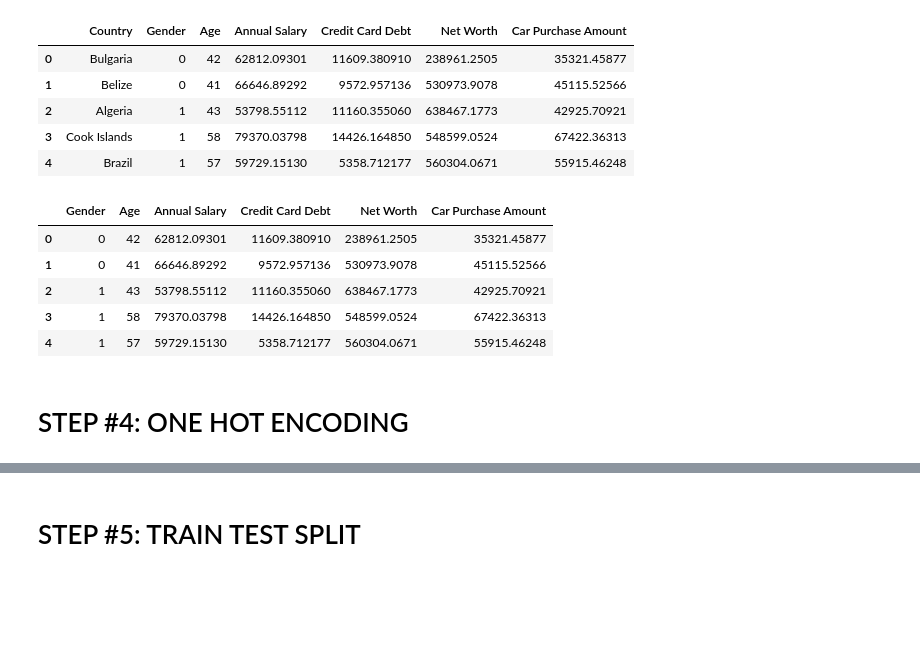
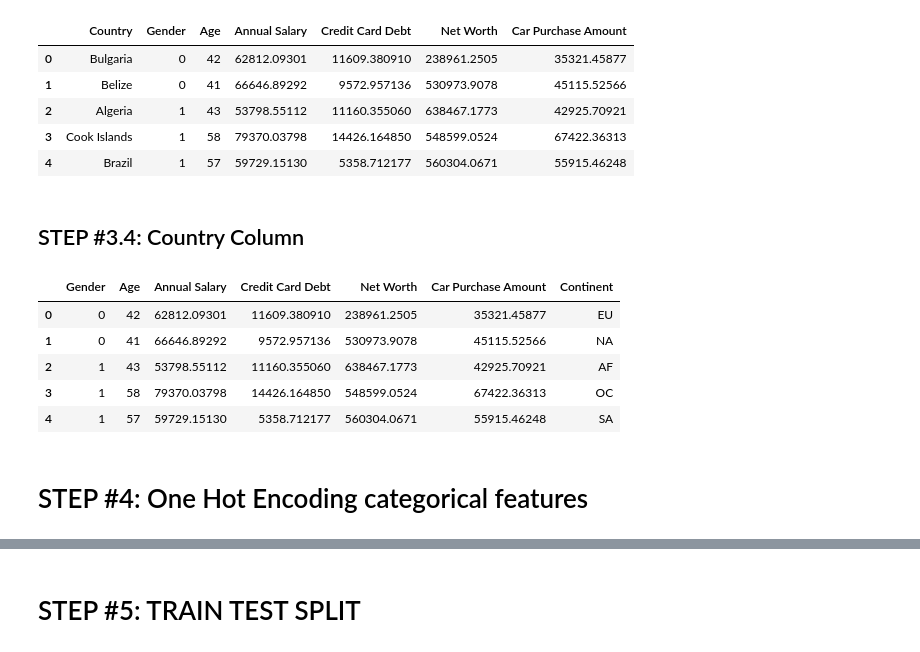
Before and after one commit to HenriqueRenda/CarSalesPrediction, a Jupyter notebook: notebook.ipynb, the cells around one changed output, grey strips where cells are left out. Drawn from its saved outputs; the diff is of its cells as text; code cells hidden in the pictures; blank space fills up the shorter version.

```diff
--- a/Project 1 - Car Purchase Amount Predictions Using ANNs.ipynb
+++ b/notebook.ipynb
@@ -39,3 +73,0 @@ from keras.layers import Dense
-# %%
-car_df = pd.read_csv('Car_Purchasing_Data.csv', encoding='ISO-8859-1')
-car_df.head()
@@ -55,0 +82,21 @@ sns.pairplot(car_df)
+# %%
+def IQR_OutlierRemover(df,column,n):
+    #give the function the column that you want to filter and the IQR multiplicator
+    # Compute the IQR
+    q1= df[column].quantile(0.25)
+    q3= df[column].quantile(0.75)
+    Iqr = q3 - q1
+
+    # Compute upper and lower limit (lower_limit = Q1 -1.5*IQR | upper_limit = Q3 + 1.5*IQR)
+    lower_lim = q1 - n*Iqr
+    upper_lim = q3 + n*Iqr
+
+    initial_len = df.shape[0]
+
+    df = df[~((df[column] < lower_lim) | (df[column] > upper_lim))]
+
+    len_afterremov = df.shape[0]
+
+    print(f'Percentage of data kept after removing outliers in column {column}:', np.round(len_afterremov / initial_len * 100, 4),'%')
+
+    return df
@@ -55,0 +122,9 @@ sns.pairplot(car_df)
+# %%
+car_df_nooutliers = car_df.copy()
+car_df_nooutliers = IQR_OutlierRemover(car_df_nooutliers,'Age',1.5)
+car_df_nooutliers = IQR_OutlierRemover(car_df_nooutliers,'Annual Salary',1.5)
+car_df_nooutliers = IQR_OutlierRemover(car_df_nooutliers,'Credit Card Debt',1.5)
+car_df_nooutliers = IQR_OutlierRemover(car_df_nooutliers,'Net Worth',1.5)
+#car_df = IQR_OutlierRemover(car_df,'player_level',1.5)
+print('\n')
+print("Percentage of data kept after total outlier removal:",car_df_nooutliers.shape[0]/car_df.shape[0] * 100,"%")
@@ -55,0 +139,2 @@ sns.pairplot(car_df)
+# %%
+car_df = car_df_nooutliers.copy()
@@ -77,47 +163,50 @@ car_df.head()
 | 2 | Algeria | 1 | 43 | 53798.55112 | 11160.355060 | 638467.1773 | 42925.70921 |
 | 3 | Cook Islands | 1 | 58 | 79370.03798 | 14426.164850 | 548599.0524 | 67422.36313 |
 | 4 | Brazil | 1 | 57 | 59729.15130 | 5358.712177 | 560304.0671 | 55915.46248 |
+# %% [markdown]
+## STEP #3.4: Country Column
 # %%
 #with this function we convert the country name into the continent code
 #doing this I realize that are countries (super small ones!) that are not in the library pycountry_convert (Ex. Sint Maarten)
 # so I drop all the columns of people with unknown countries
 
 def country_to_continent(country_name):
-    print(country_name)
     country_alpha2 = pcc.country_name_to_country_alpha2(country_name)
     if country_alpha2 == 'AQ':
         country_continent_code = 'AQ'
     else:
         country_continent_code = pcc.country_alpha2_to_continent_code(country_alpha2)
     return country_continent_code
 
 car_df.loc[car_df['Country'] == 'Sint Maarten', 'Country'] = "Curaçao"
 car_df.loc[car_df['Country'] == 'Timor-Leste', 'Country'] = "Indonesia"
 car_df.loc[car_df['Country'] == 'Reunion', 'Country'] = "Madagascar"
 car_df.loc[car_df['Country'] == 'United States Minor Outlying Islands', 'Country'] = "United States of America"
 car_df.loc[car_df['Country'] == 'Heard Island and Mcdonald Islands', 'Country'] = "Australia"
 car_df.loc[car_df['Country'] == 'Congo (Brazzaville)', 'Country'] = "Congo"
 car_df.loc[car_df['Country'] == 'Virgin Islands, United States', 'Country'] = "United States of America"
 car_df.loc[car_df['Country'] == 'French Southern Territories', 'Country'] = "Australia"
 car_df.loc[car_df['Country'] == 'Saint Vincent and The Grenadines', 'Country'] = "Venezuela"
 car_df.loc[car_df['Country'] == 'Western Sahara', 'Country'] = "Morocco"
 car_df.loc[car_df['Country'] == 'United Kingdom (Great Britain)', 'Country'] = "United Kingdom"
 car_df.loc[car_df['Country'] == 'South Georgia and The South Sandwich Islands', 'Country'] = "Argentina"
 car_df.loc[car_df['Country'] == 'Korea, South', 'Country'] = "South Korea"
 car_df.loc[car_df['Country'] == 'marlal', 'Country'] = "Kenya"
 
+car_df['Continent'] = car_df['Country'].apply(lambda x: country_to_continent(x))
+
 car_df.drop(['Country'], axis=1, inplace=True)
 
 car_df.head()
 # %% [output]
-|  | Gender | Age | Annual Salary | Credit Card Debt | Net Worth | Car Purchase Amount |
-| 0 | 0 | 42 | 62812.09301 | 11609.380910 | 238961.2505 | 35321.45877 |
-| 1 | 0 | 41 | 66646.89292 | 9572.957136 | 530973.9078 | 45115.52566 |
-| 2 | 1 | 43 | 53798.55112 | 11160.355060 | 638467.1773 | 42925.70921 |
-| 3 | 1 | 58 | 79370.03798 | 14426.164850 | 548599.0524 | 67422.36313 |
-| 4 | 1 | 57 | 59729.15130 | 5358.712177 | 560304.0671 | 55915.46248 |
+|  | Gender | Age | Annual Salary | Credit Card Debt | Net Worth | Car Purchase Amount | Continent |
+| 0 | 0 | 42 | 62812.09301 | 11609.380910 | 238961.2505 | 35321.45877 | EU |
+| 1 | 0 | 41 | 66646.89292 | 9572.957136 | 530973.9078 | 45115.52566 | NA |
+| 2 | 1 | 43 | 53798.55112 | 11160.355060 | 638467.1773 | 42925.70921 | AF |
+| 3 | 1 | 58 | 79370.03798 | 14426.164850 | 548599.0524 | 67422.36313 | OC |
+| 4 | 1 | 57 | 59729.15130 | 5358.712177 | 560304.0671 | 55915.46248 | SA |
-# %% [markdown]
-# STEP #4: ONE HOT ENCODING
+# %% [markdown]
+# STEP #4: One Hot Encoding categorical features
 # %%
 car_df = pd.get_dummies(car_df,'Continent', drop_first=True)
 car_df.head()
```
Also changed, not shown: parts of 31 cells of this notebook, 1 other file.
